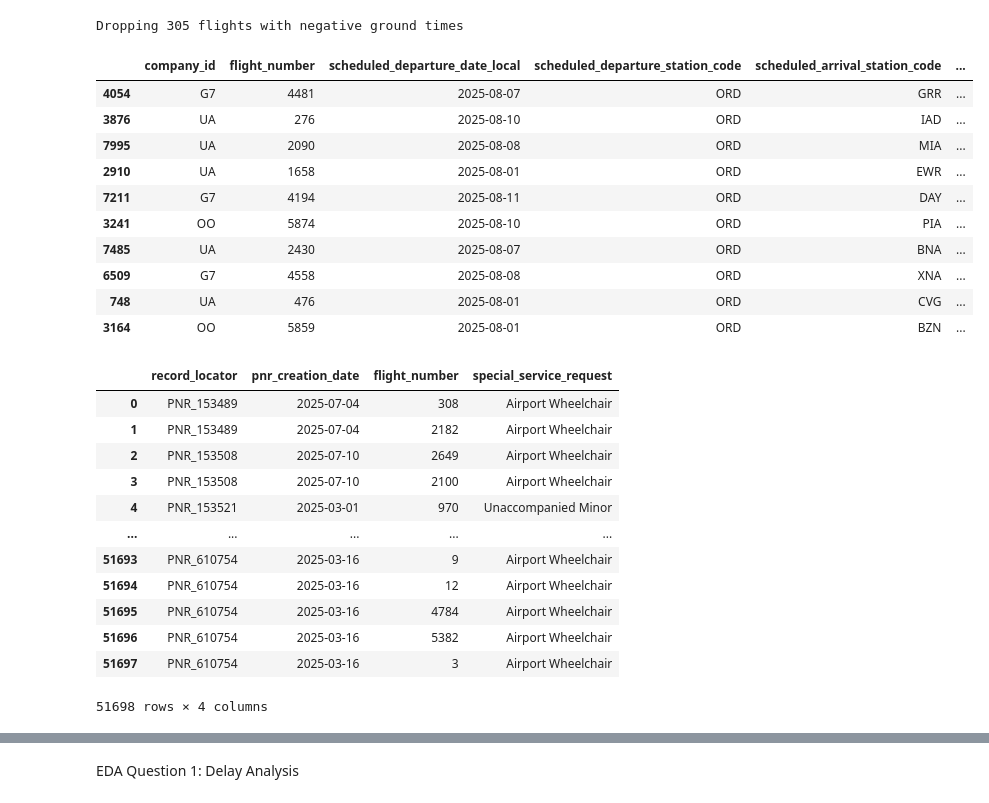
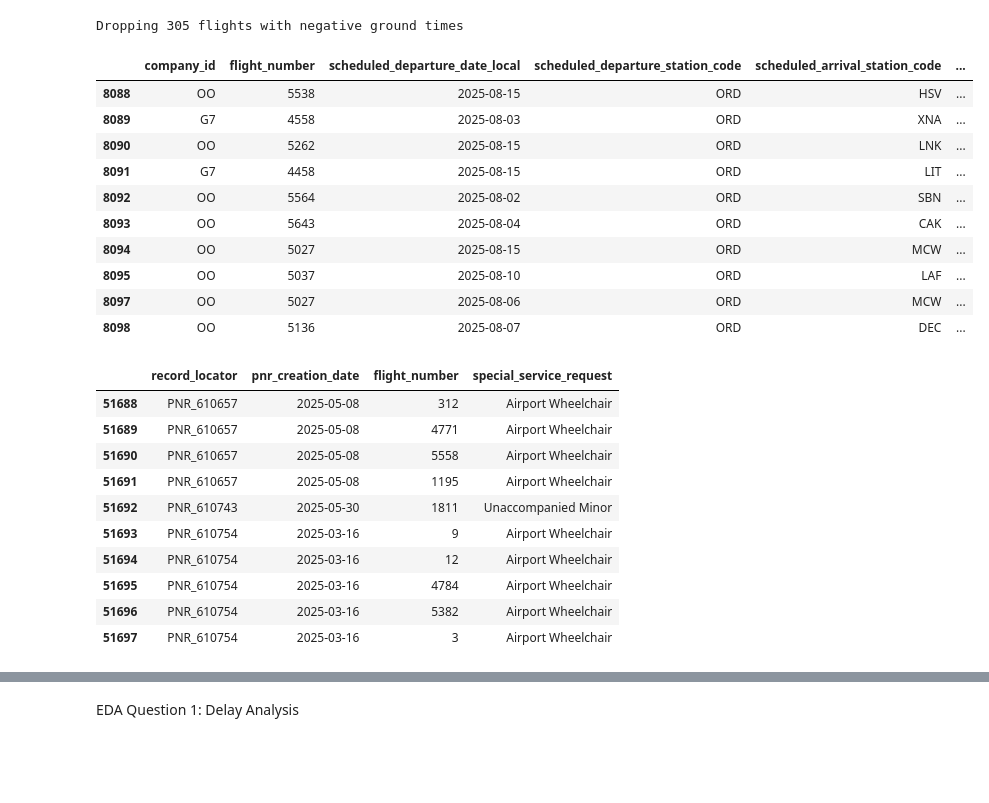
Before and after one commit to Shauray018/UnitedAirlinesAssignment, a Jupyter notebook: exploratory_data_analysis.ipynb, the cells around one changed output, grey strips where cells are left out. Cells and saved outputs as stored; diff of their text form; code cells hidden in the pictures; blank space fills up the shorter version.

```diff
--- a/exploratory_data_analysis.ipynb
+++ b/exploratory_data_analysis.ipynb
@@ -36,33 +36,31 @@ flight_level = flight_level[flight_level['scheduled_ground_time_minutes'] >= 0].
 # %% [output]
 Dropping 305 flights with negative ground times
 # %%
-flight_level.sample(10)
+flight_level.tail(10)
 # %% [output]
 |  | company_id | flight_number | scheduled_departure_date_local | scheduled_departure_station_code | scheduled_arrival_station_code | ... |
-| 4054 | G7 | 4481 | 2025-08-07 | ORD | GRR | ... |
-| 3876 | UA | 276 | 2025-08-10 | ORD | IAD | ... |
-| 7995 | UA | 2090 | 2025-08-08 | ORD | MIA | ... |
-| 2910 | UA | 1658 | 2025-08-01 | ORD | EWR | ... |
-| 7211 | G7 | 4194 | 2025-08-11 | ORD | DAY | ... |
-| 3241 | OO | 5874 | 2025-08-10 | ORD | PIA | ... |
-| 7485 | UA | 2430 | 2025-08-07 | ORD | BNA | ... |
-| 6509 | G7 | 4558 | 2025-08-08 | ORD | XNA | ... |
-| 748 | UA | 476 | 2025-08-01 | ORD | CVG | ... |
-| 3164 | OO | 5859 | 2025-08-01 | ORD | BZN | ... |
+| 8088 | OO | 5538 | 2025-08-15 | ORD | HSV | ... |
+| 8089 | G7 | 4558 | 2025-08-03 | ORD | XNA | ... |
+| 8090 | OO | 5262 | 2025-08-15 | ORD | LNK | ... |
+| 8091 | G7 | 4458 | 2025-08-15 | ORD | LIT | ... |
+| 8092 | OO | 5564 | 2025-08-02 | ORD | SBN | ... |
+| 8093 | OO | 5643 | 2025-08-04 | ORD | CAK | ... |
+| 8094 | OO | 5027 | 2025-08-15 | ORD | MCW | ... |
+| 8095 | OO | 5037 | 2025-08-10 | ORD | LAF | ... |
+| 8097 | OO | 5027 | 2025-08-06 | ORD | MCW | ... |
+| 8098 | OO | 5136 | 2025-08-07 | ORD | DEC | ... |
 # %%
-pnr_remark_level
+pnr_remark_level.tail(10)
 # %% [output]
 |  | record_locator | pnr_creation_date | flight_number | special_service_request |
-| 0 | PNR_153489 | 2025-07-04 | 308 | Airport Wheelchair |
-| 1 | PNR_153489 | 2025-07-04 | 2182 | Airport Wheelchair |
-| 2 | PNR_153508 | 2025-07-10 | 2649 | Airport Wheelchair |
-| 3 | PNR_153508 | 2025-07-10 | 2100 | Airport Wheelchair |
-| 4 | PNR_153521 | 2025-03-01 | 970 | Unaccompanied Minor |
-| ... | ... | ... | ... | ... |
+| 51688 | PNR_610657 | 2025-05-08 | 312 | Airport Wheelchair |
+| 51689 | PNR_610657 | 2025-05-08 | 4771 | Airport Wheelchair |
+| 51690 | PNR_610657 | 2025-05-08 | 5558 | Airport Wheelchair |
+| 51691 | PNR_610657 | 2025-05-08 | 1195 | Airport Wheelchair |
+| 51692 | PNR_610743 | 2025-05-30 | 1811 | Unaccompanied Minor |
 | 51693 | PNR_610754 | 2025-03-16 | 9 | Airport Wheelchair |
 | 51694 | PNR_610754 | 2025-03-16 | 12 | Airport Wheelchair |
 | 51695 | PNR_610754 | 2025-03-16 | 4784 | Airport Wheelchair |
 | 51696 | PNR_610754 | 2025-03-16 | 5382 | Airport Wheelchair |
 | 51697 | PNR_610754 | 2025-03-16 | 3 | Airport Wheelchair |
-51698 rows × 4 columns
 # %%
```
Also changed, not shown: parts of 1 cell of this notebook, 6 other files.
